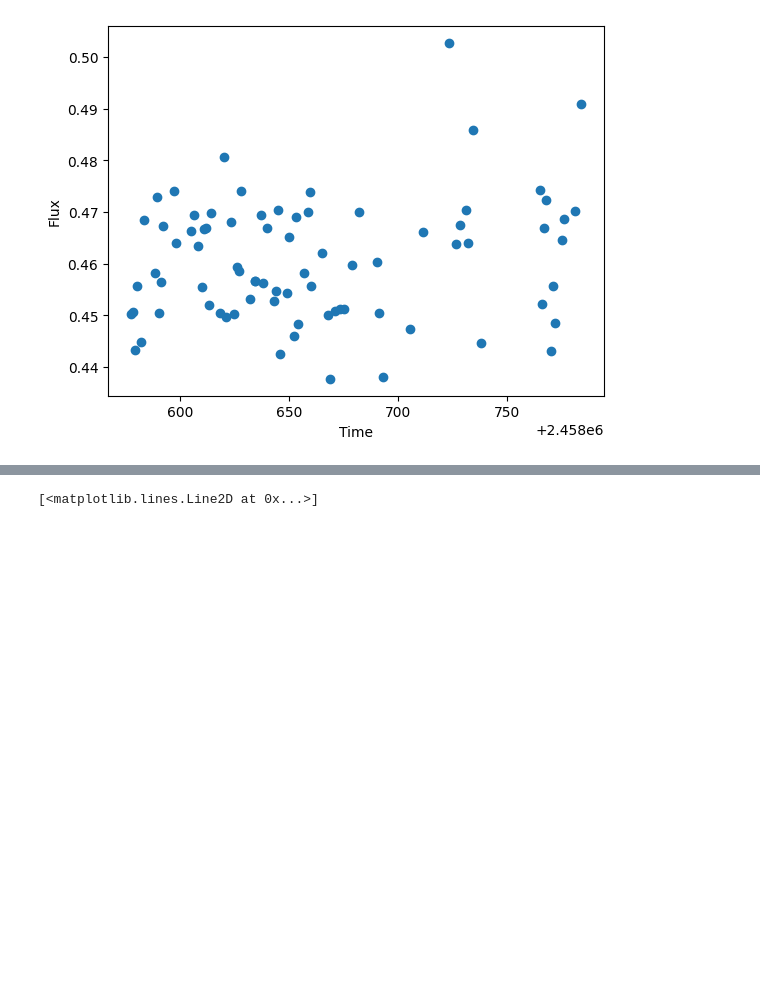
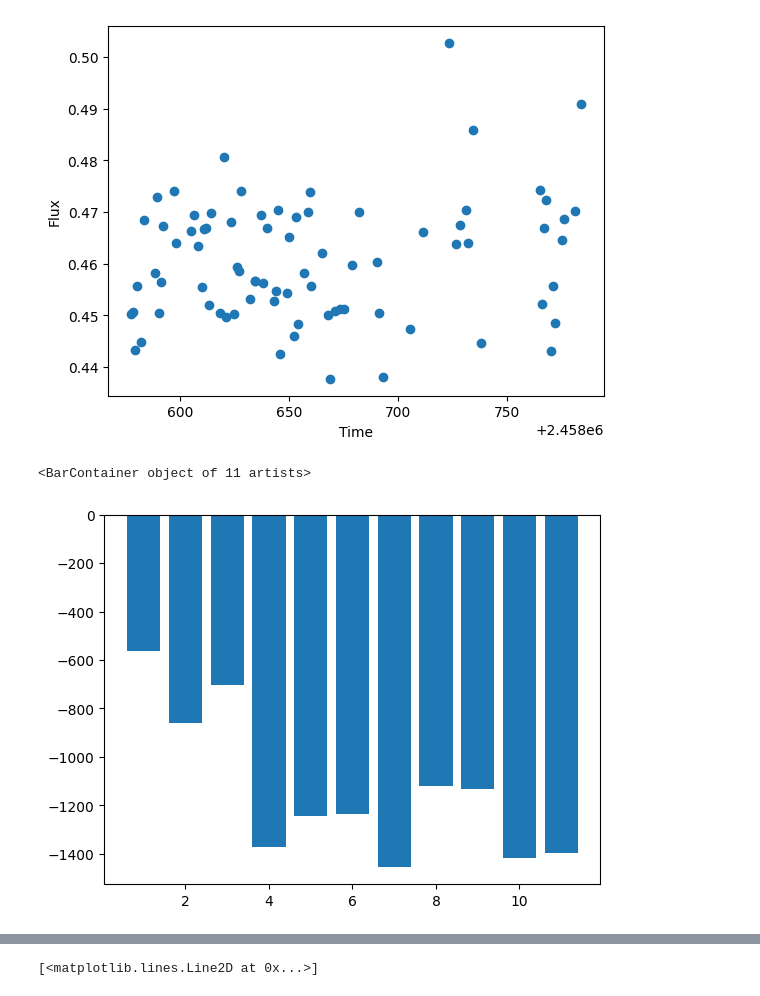
Before and after one commit to williamlee8ucb/GWAM_Lomb_Scargle, a Jupyter notebook: LS_Testing.ipynb, the cells around one changed output, grey strips where cells are left out. Cells and saved outputs as stored; diff of their text form; code cells hidden in the pictures; blank space fills up the shorter version.

```diff
--- a/LS_Testing.ipynb
+++ b/LS_Testing.ipynb
@@ -90,3 +123,46 @@ dropped.where(df['av_rel_flux T1'] > .575).dropna()
 # %% [output]
 |  | Cadence (Burst) | JD_UTC | av_rel_flux T1 | av_rel_flux C2 | av_rel_flux C3 | av_rel_flux C4 | ... |
 [figure]
+# %%
+# Robert Quimby Video curve fitting
+
+freqs = np.arange(11) + 1
+Y = np.matrix([[value] for value in d_flux])
+A = []
+phi = []
+
+for freq in freqs:
+    thetas = 2 * np.pi * freq * d_time
+    X = np.matrix([[np.cos(theta), np.sin(theta)]for theta in thetas])
+    p = (X.T * X).I * (X.T * Y)
+    B, C = p.A1
+    A.append(B/np.abs(B) * np.hypot(B,C))
+    phi.append(np.arctan(-C/B))
+A = np.array(A)
+phi = np.array(phi)
+# %%
+def get_model(params, freq, times):
+    A, phi = params
+    return A * np.cos(2 * np.pi * freq * times + phi)
+
+def get_chisq(params, times, freq, values):
+    model = get_model(params, freq, times)
+    return np.sum((values - model)**2)
+
+
+chisq = []
+for i in range(freqs.size):
+    chisq.append(get_chisq((A[i], phi[i]), d_time, freqs[i], d_flux))
+chisq = np.array(chisq)
+
+chisq0 = np.sum((d_flux - np.mean(d_flux))**2)
+P = (chisq0 - chisq)/chisq0
+# %%
+
+#plt.bar(freqs, A**2/(A**2).max(), color = "none", edgecolor="red")
+#plt.yscale("log")
+
+plt.bar(freqs, P)
+# %% [output]
+<BarContainer object of 11 artists>
+[figure, added]
```
Also changed, not shown: parts of 11 cells of this notebook.
